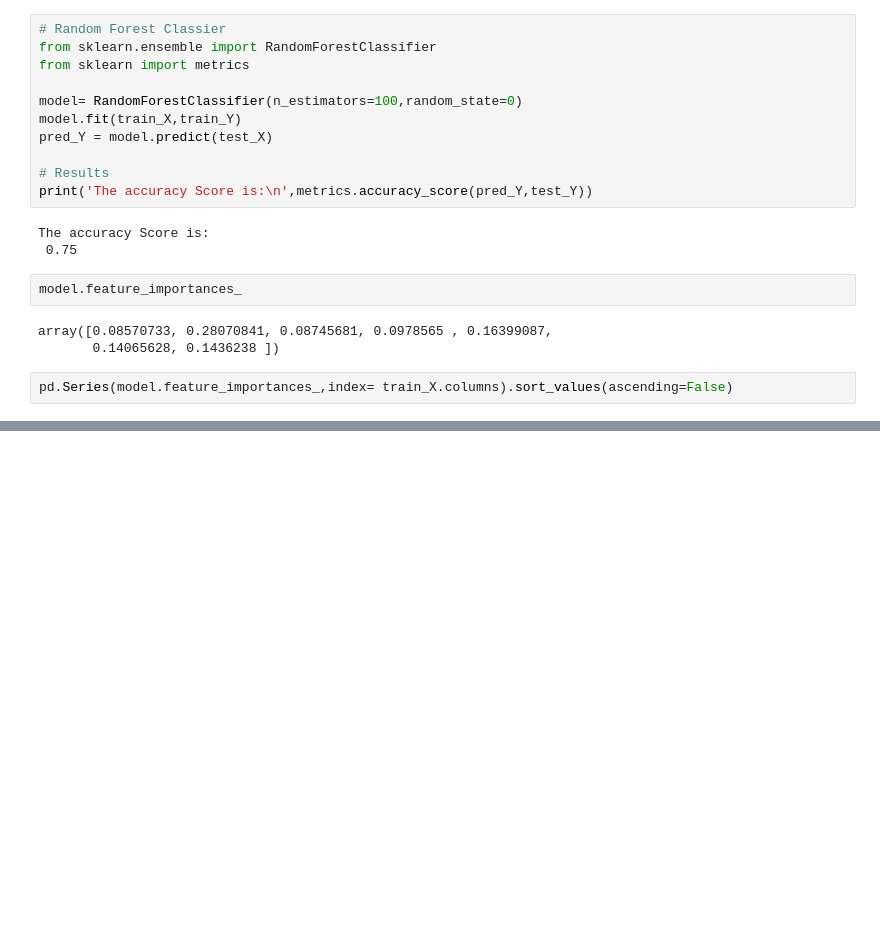
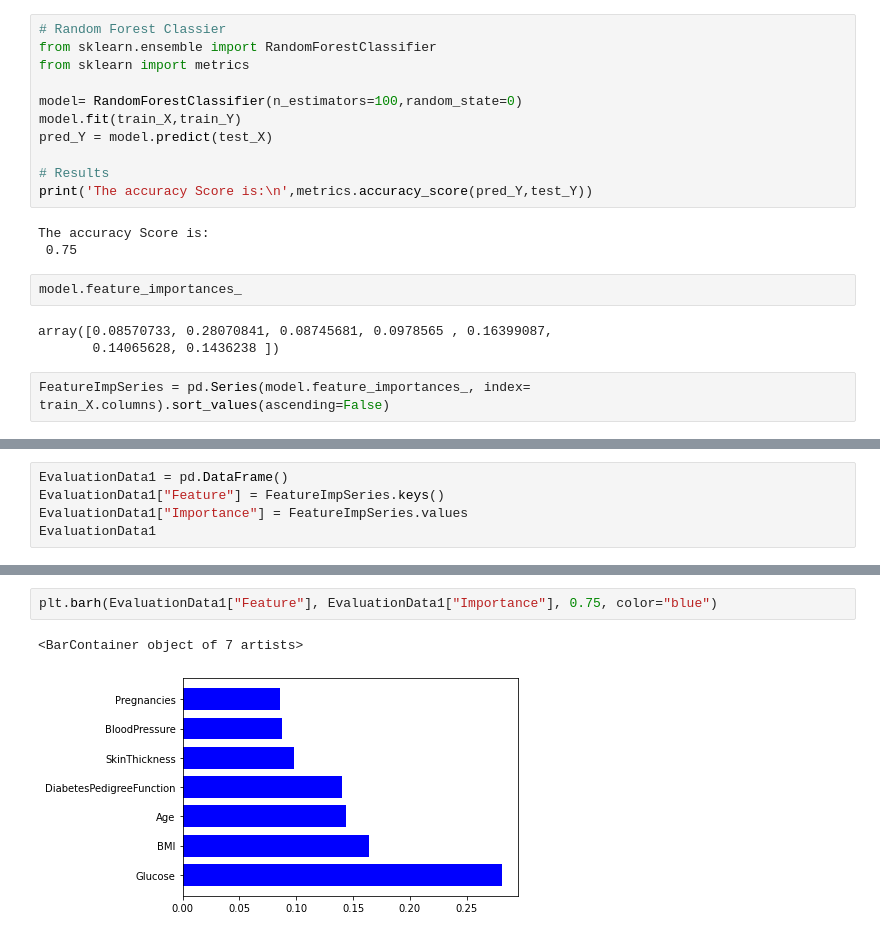
Before and after one commit to lamnguyenvu98/ML_Practice, a Jupyter notebook: Lesson07_Diabetes.ipynb, the cells around one changed output, grey strips where cells are left out. Cells and saved outputs as stored; diff of their text form; blank space fills up the shorter version.

```diff
--- a/Lesson07_Diabetes.ipynb
+++ b/Lesson07_Diabetes.ipynb
@@ -224,4 +266,4 @@ model.feature_importances_
 array([0.08570733, 0.28070841, 0.08745681, 0.0978565 , 0.16399087,
        0.14065628, 0.1436238 ])
 # %%
-pd.Series(model.feature_importances_,index= train_X.columns).sort_values(ascending=False)
+FeatureImpSeries = pd.Series(model.feature_importances_, index= train_X.columns).sort_values(ascending=False)
@@ -236,0 +270,5 @@ dtype: float64
+# %%
+EvaluationData1 = pd.DataFrame()
+EvaluationData1["Feature"] = FeatureImpSeries.keys()
+EvaluationData1["Importance"] = FeatureImpSeries.values
+EvaluationData1
@@ -236,0 +284,5 @@ dtype: float64
+# %%
+plt.barh(EvaluationData1["Feature"], EvaluationData1["Importance"], 0.75, color="blue")
+# %% [output]
+<BarContainer object of 7 artists>
+[figure, added]
```
Also changed, not shown: parts of 38 cells of this notebook.
